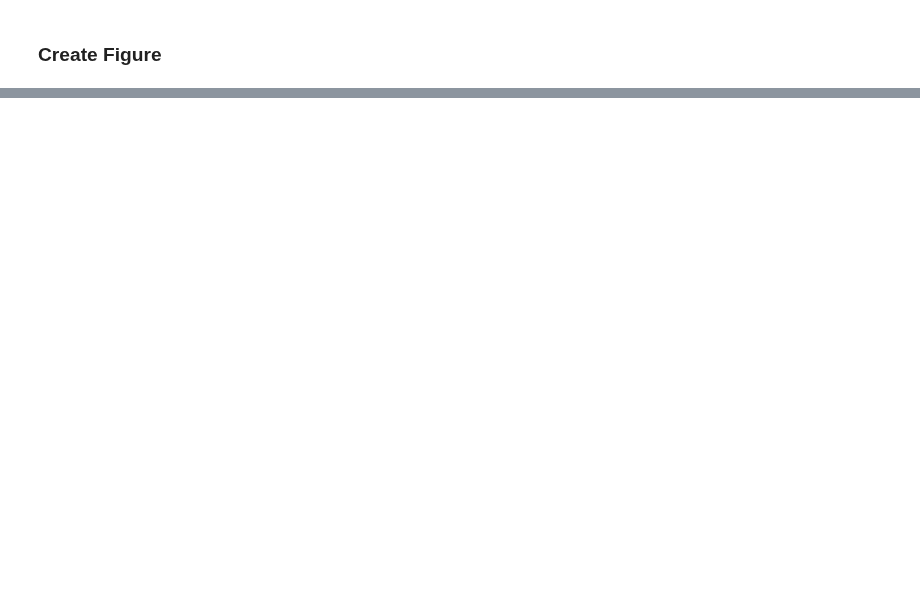
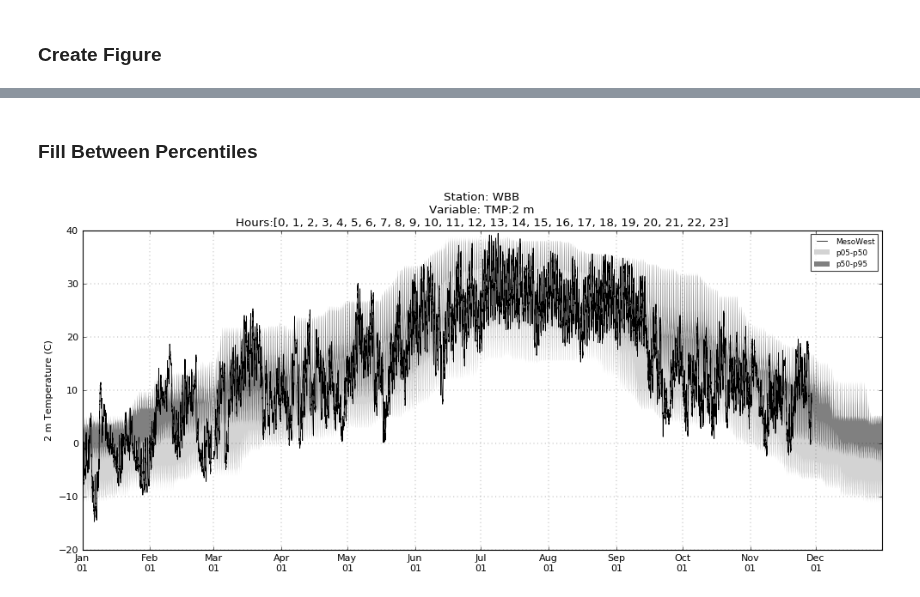
Before and after one commit to blaylockbk/pyBKB_v2, a Jupyter notebook: OpenScienceGrid/plot_OSG_statistics_TimeSeries.ipynb, the cells around one changed output, grey strips where cells are left out. Cells and saved outputs as stored; diff of their text form; code cells hidden in the pictures; blank space fills up the shorter version.

```diff
--- a/OpenScienceGrid/plot_OSG_statistics_TimeSeries.ipynb
+++ b/OpenScienceGrid/plot_OSG_statistics_TimeSeries.ipynb
@@ -87,15 +94,30 @@ DIR = '/uufs/chpc.utah.edu/common/home/horel-group2/blaylock/HRRR_OSG/hourly30/%
 if var == 'TMP:2 m':
     MWvar = 'air_temp'
 elif var == 'DPT:2 m':
-    MWvar == 'dew_point_temperature'
+    MWvar = 'dew_point_temperature'
 elif var == 'UVGRD:10 m':
-    MWvar == 'wind_speed'
+    MWvar = 'wind_speed'
+else:
+    print "NO MATCHING VAR AND MESOWEST VAR"
 
+if (eDATE-sDATE).days < 365:
+    months = range(sDATE.month,eDATE.month+1)
+else:
+    months = range(1,13)
 days = [31, 29, 31, 30, 31, 30, 31, 31, 30, 31, 30, 31]
 
 # Dates (with leap year)
 HOURS = np.sum(days[0:len(months)])*24 # number of days times 24
 DATES = np.array([datetime(2016, 1, 1) + timedelta(hours = h) for h in range(HOURS)])
 DATES = DATES[::24/len(hours)] # in case we don't request all 24 hours
+
+
+# Plot Window (convert needs to be a leap year, so use 2016)
+if (eDATE-sDATE).days >=365:
+    sPLOT = datetime(2016, sDATE.month, sDATE.day)
+    ePLOT = datetime(2017, eDATE.month, eDATE.day)
+else:
+    sPLOT = datetime(2016, sDATE.month, sDATE.day)
+    ePLOT = datetime(2016, eDATE.month, eDATE.day)
 # %% [markdown]
 ### Get a time series for a point
@@ -169,0 +216,22 @@ plt.grid()
+# %% [markdown]
+### Fill Between Percentiles
+# %%
+plt.fill_between(DATES, HTS['p05'], HTS['p50'], facecolor='lightgrey',linewidth=0, label='p05-p50')
+plt.fill_between(DATES, HTS['p50'], HTS['p95'], facecolor='grey', linewidth=0, label='p50-p95')
+
+plt.title('Station: %s\nVariable: %s\nHours:%s' % (stn, var, hours))
+plt.ylabel(ylabel)
+
+plt.gca().xaxis.set_major_formatter(formatter)
+
+if plot_MW:
+    plt.plot(MW_DATES, a[MWvar], label='MesoWest', color='k', lw=0.7)
+
+if plot_HRRR:
+    plt.plot(HRRR_DATES, HRRR_val, color='r', label='HRRR f00')
+
+plt.xlim([sPLOT, ePLOT])
+plt.legend()
+plt.grid()
+# %% [output]
+[figure, added]
```
Also changed, not shown: parts of 6 cells of this notebook, 11 other files.
